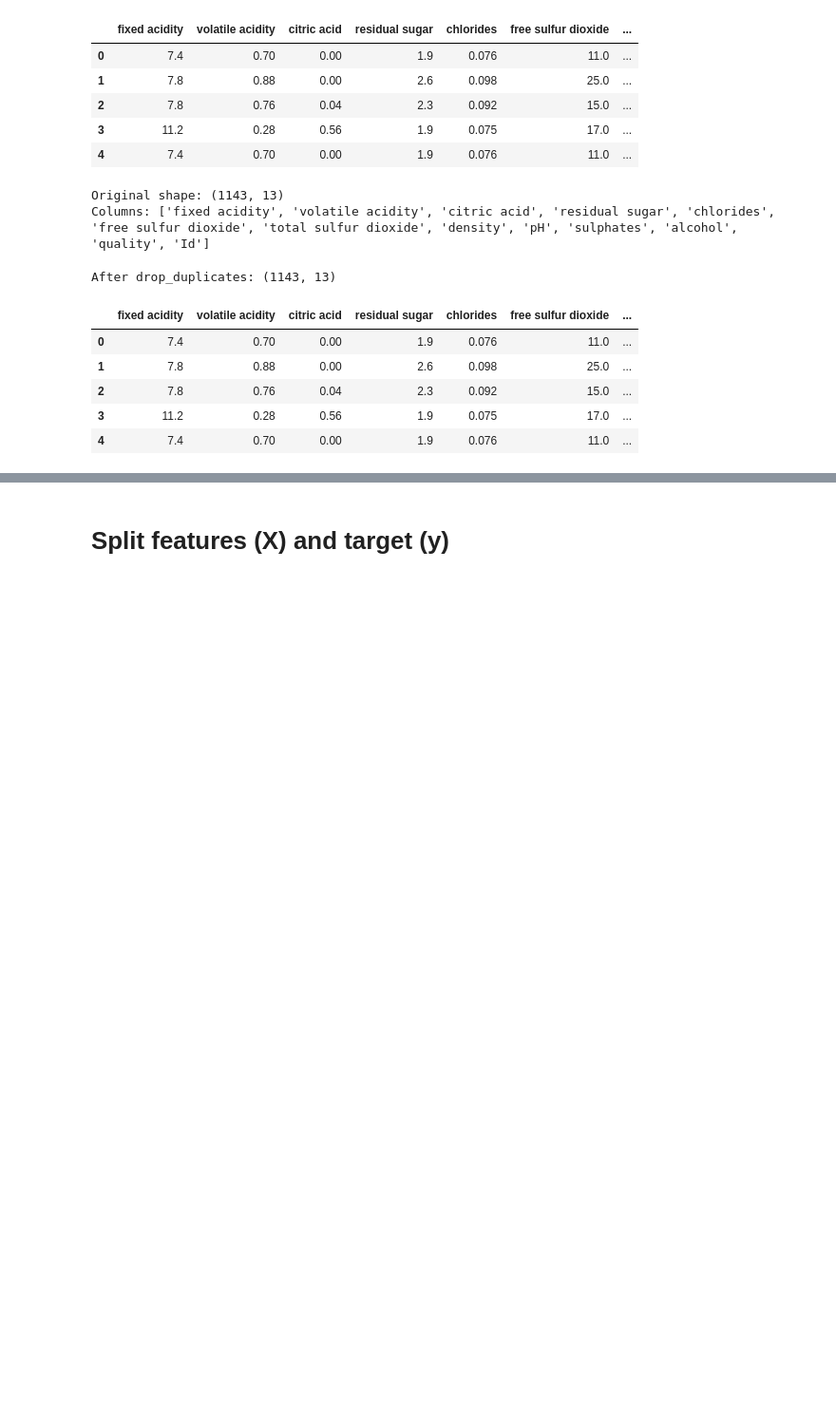
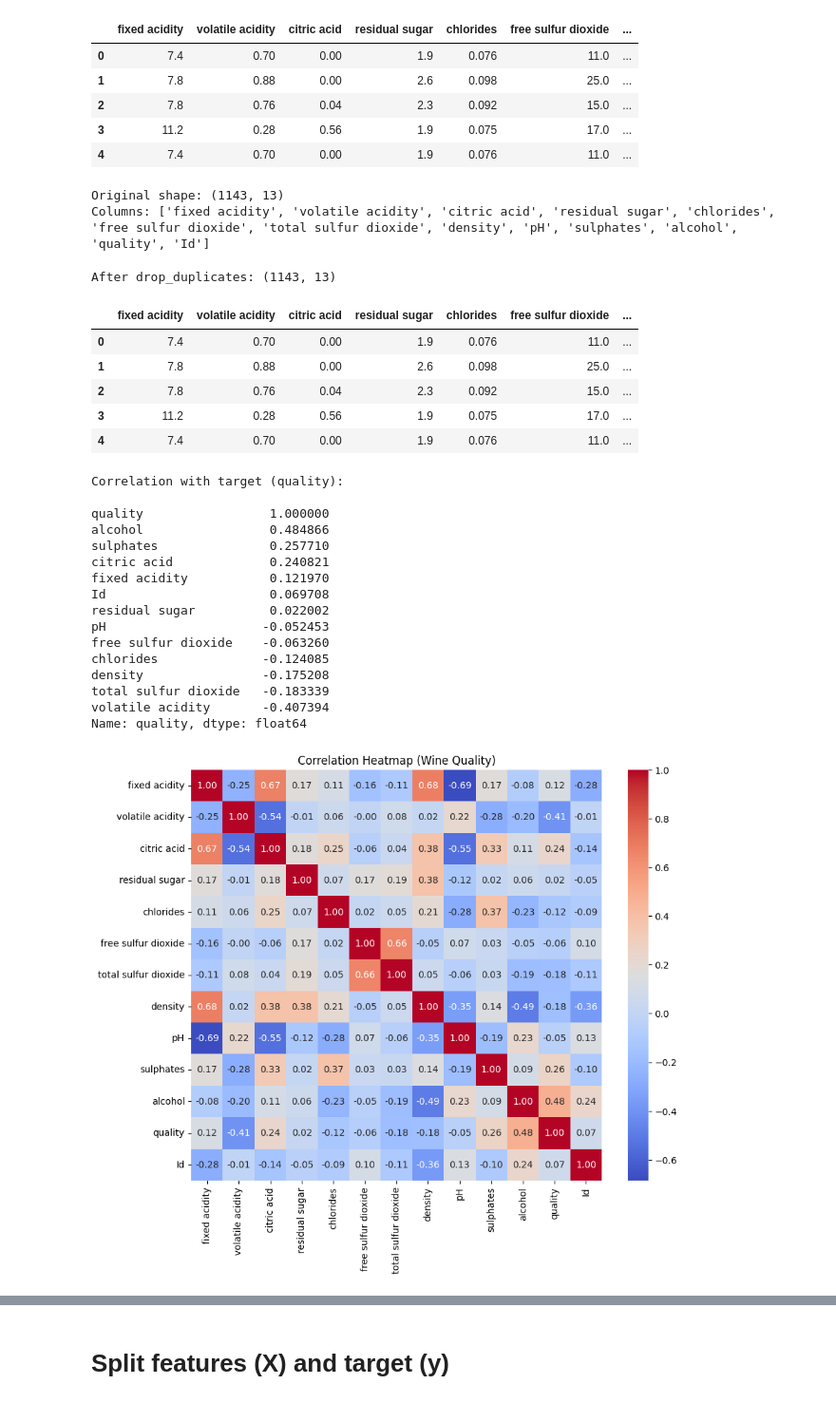
Before and after one commit to WeiTeik/6006CEM-ML, a Jupyter notebook: Task1_regression_Wine/Task1_Regression_Wine.ipynb, the cells around one changed output, grey strips where cells are left out. Shown: that part at 95% size. Drawn from its saved outputs; the diff is of its cells as text; code cells hidden in the pictures; blank space fills up the shorter version.

```diff
--- a/Task1_regression_Wine/Task1_Regression_Wine.ipynb
+++ b/Task1_regression_Wine/Task1_Regression_Wine.ipynb
@@ -45,3 +46,52 @@ After drop_duplicates: (1143, 13)
 | 2 | 7.8 | 0.76 | 0.04 | 2.3 | 0.092 | 15.0 | ... |
 | 3 | 11.2 | 0.28 | 0.56 | 1.9 | 0.075 | 17.0 | ... |
 | 4 | 7.4 | 0.70 | 0.00 | 1.9 | 0.076 | 11.0 | ... |
+# %%
+# Correlation analysis
+corr = df.corr(numeric_only=True)
+print("\nCorrelation with target (quality):\n")
+print(corr["quality"].sort_values(ascending=False))
+
+# Heatmap (full)
+plt.figure(figsize=(10,8))
+sns.heatmap(corr, annot=True, fmt=".2f", cmap="coolwarm", square=True)
+plt.title("Correlation Heatmap (Wine Quality)")
+plt.show()
+
+# Bar plot: top contributors to quality (absolute correlation)
+top_corr = (
+    corr["quality"]
+    .drop("quality")
+    .reindex(corr["quality"].drop("quality").abs().sort_values(ascending=False).index)
+    .head(5)
+)
+plt.figure(figsize=(6,4))
+sns.barplot(
+    x=top_corr.values,
+    y=top_corr.index,
+    hue=top_corr.index,
+    palette="Blues_d",
+    legend=False
+)
+plt.title("Top 5 Correlated Features with Wine Quality")
+plt.xlabel("Correlation Coefficient")
+plt.tight_layout()
+plt.show()
+# %% [output]
+Correlation with target (quality):
+
+quality                 1.000000
+alcohol                 0.484866
+sulphates               0.257710
+citric acid             0.240821
+fixed acidity           0.121970
+Id                      0.069708
+residual sugar          0.022002
+pH                     -0.052453
+free sulfur dioxide    -0.063260
+chlorides              -0.124085
+density                -0.175208
+total sulfur dioxide   -0.183339
+volatile acidity       -0.407394
+Name: quality, dtype: float64
+[figure, added]
```
Also changed, not shown: parts of 13 cells of this notebook.
